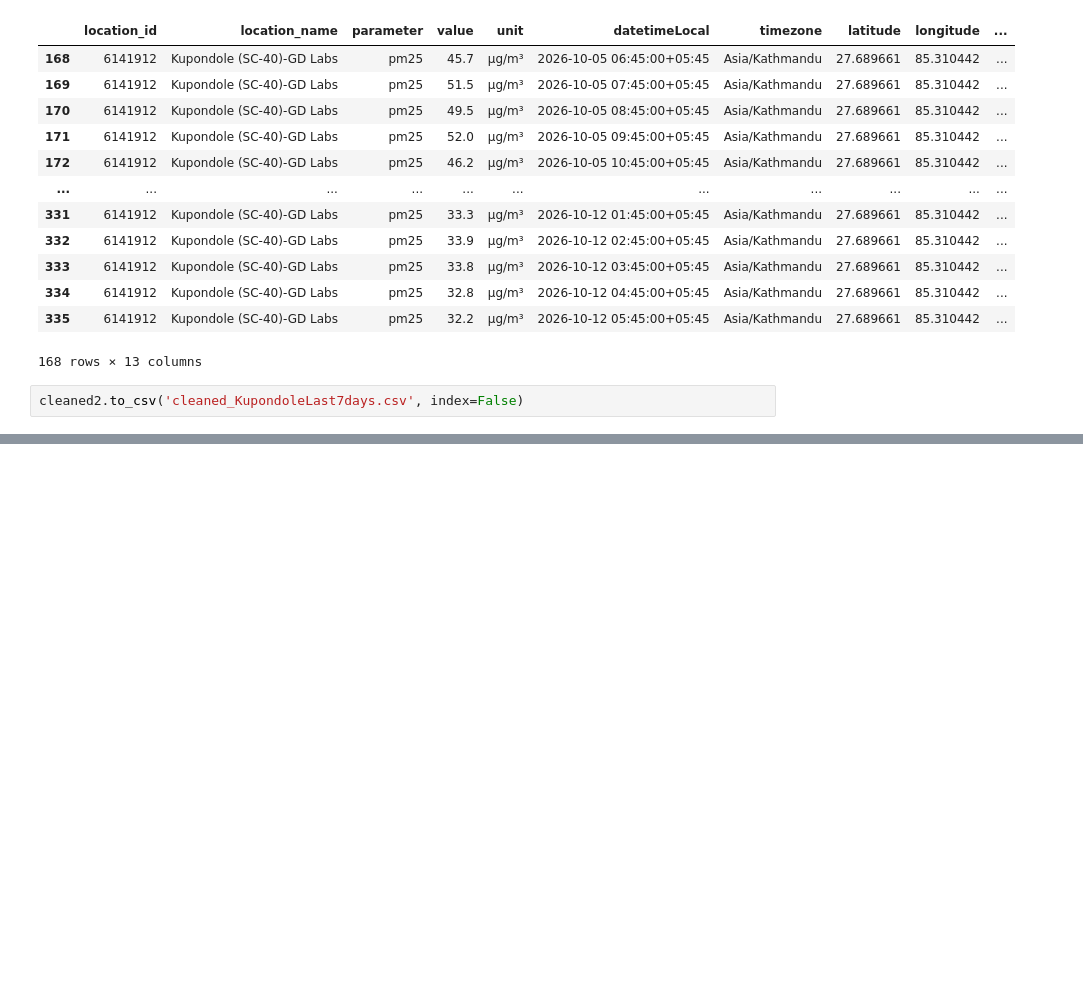
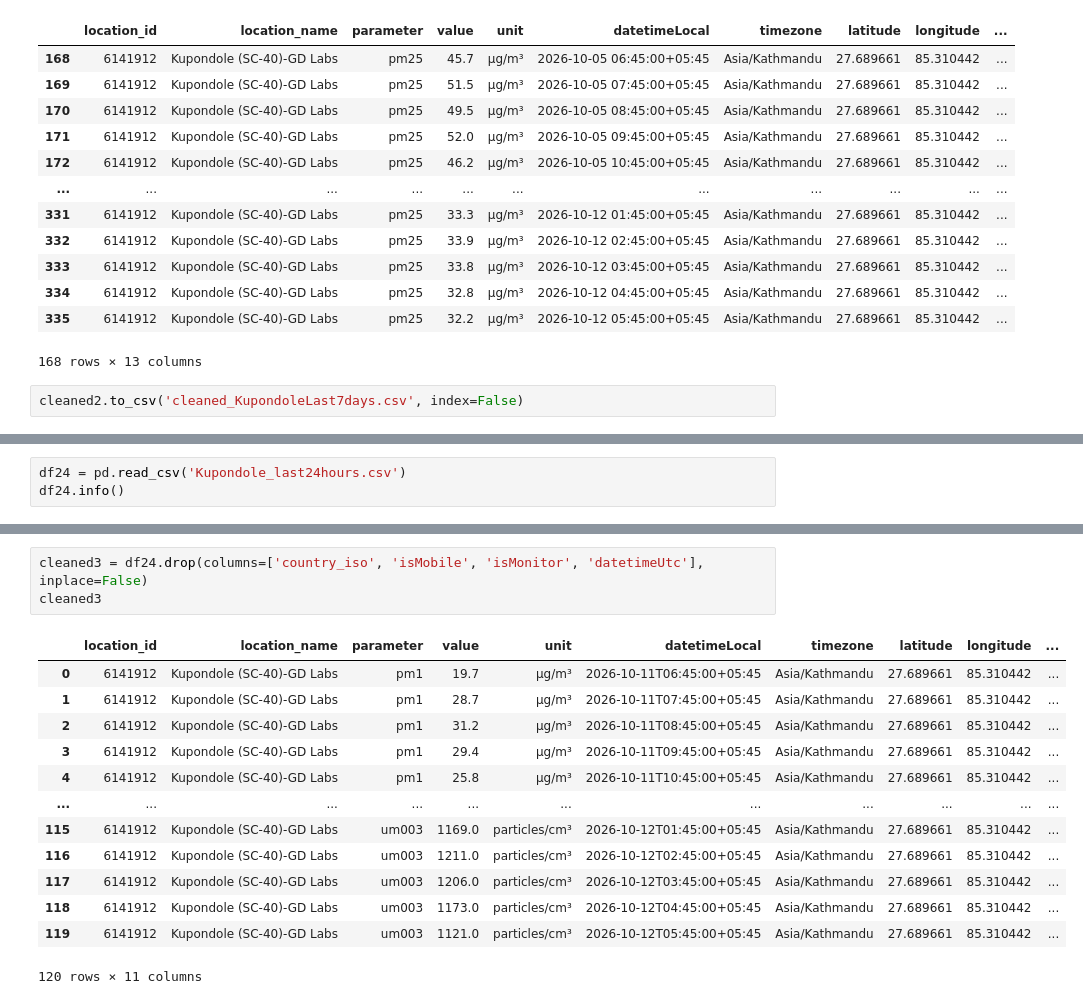
Before and after one commit to Laxmination/Kathmandu-PM2.5-Forecasting, a Jupyter notebook: OpenAQdatasetCleaning/Kupondole Data Cleaning.ipynb, the cells around one changed output, grey strips where cells are left out. Drawn from its saved outputs; the diff is of its cells as text; blank space fills up the shorter version.

Commit message:
Kupondole last 24 hours data cleaning

```diff
--- a/OpenAQdatasetCleaning/Kupondole Data Cleaning.ipynb
+++ b/OpenAQdatasetCleaning/Kupondole Data Cleaning.ipynb
@@ -306,0 +309,3 @@ cleaned2.to_csv('cleaned_KupondoleLast7days.csv', index=False)
+# %%
+df24 = pd.read_csv('Kupondole_last24hours.csv')
+df24.info()
@@ -306,0 +349,17 @@ cleaned2.to_csv('cleaned_KupondoleLast7days.csv', index=False)
+# %%
+cleaned3 = df24.drop(columns=['country_iso', 'isMobile', 'isMonitor', 'datetimeUtc'], inplace=False)
+cleaned3
+# %% [output]
+|  | location_id | location_name | parameter | value | unit | datetimeLocal | timezone | latitude | longitude | ... |
+| 0 | 6141912 | Kupondole (SC-40)-GD Labs | pm1 | 19.7 | µg/m³ | 2026-10-11T06:45:00+05:45 | Asia/Kathmandu | 27.689661 | 85.310442 | ... |
+| 1 | 6141912 | Kupondole (SC-40)-GD Labs | pm1 | 28.7 | µg/m³ | 2026-10-11T07:45:00+05:45 | Asia/Kathmandu | 27.689661 | 85.310442 | ... |
+| 2 | 6141912 | Kupondole (SC-40)-GD Labs | pm1 | 31.2 | µg/m³ | 2026-10-11T08:45:00+05:45 | Asia/Kathmandu | 27.689661 | 85.310442 | ... |
+| 3 | 6141912 | Kupondole (SC-40)-GD Labs | pm1 | 29.4 | µg/m³ | 2026-10-11T09:45:00+05:45 | Asia/Kathmandu | 27.689661 | 85.310442 | ... |
+| 4 | 6141912 | Kupondole (SC-40)-GD Labs | pm1 | 25.8 | µg/m³ | 2026-10-11T10:45:00+05:45 | Asia/Kathmandu | 27.689661 | 85.310442 | ... |
+| ... | ... | ... | ... | ... | ... | ... | ... | ... | ... | ... |
+| 115 | 6141912 | Kupondole (SC-40)-GD Labs | um003 | 1169.0 | particles/cm³ | 2026-10-12T01:45:00+05:45 | Asia/Kathmandu | 27.689661 | 85.310442 | ... |
+| 116 | 6141912 | Kupondole (SC-40)-GD Labs | um003 | 1211.0 | particles/cm³ | 2026-10-12T02:45:00+05:45 | Asia/Kathmandu | 27.689661 | 85.310442 | ... |
+| 117 | 6141912 | Kupondole (SC-40)-GD Labs | um003 | 1206.0 | particles/cm³ | 2026-10-12T03:45:00+05:45 | Asia/Kathmandu | 27.689661 | 85.310442 | ... |
+| 118 | 6141912 | Kupondole (SC-40)-GD Labs | um003 | 1173.0 | particles/cm³ | 2026-10-12T04:45:00+05:45 | Asia/Kathmandu | 27.689661 | 85.310442 | ... |
+| 119 | 6141912 | Kupondole (SC-40)-GD Labs | um003 | 1121.0 | particles/cm³ | 2026-10-12T05:45:00+05:45 | Asia/Kathmandu | 27.689661 | 85.310442 | ... |
+120 rows × 11 columns
```
Also changed, not shown: parts of 6 cells of this notebook, 1 other file.
